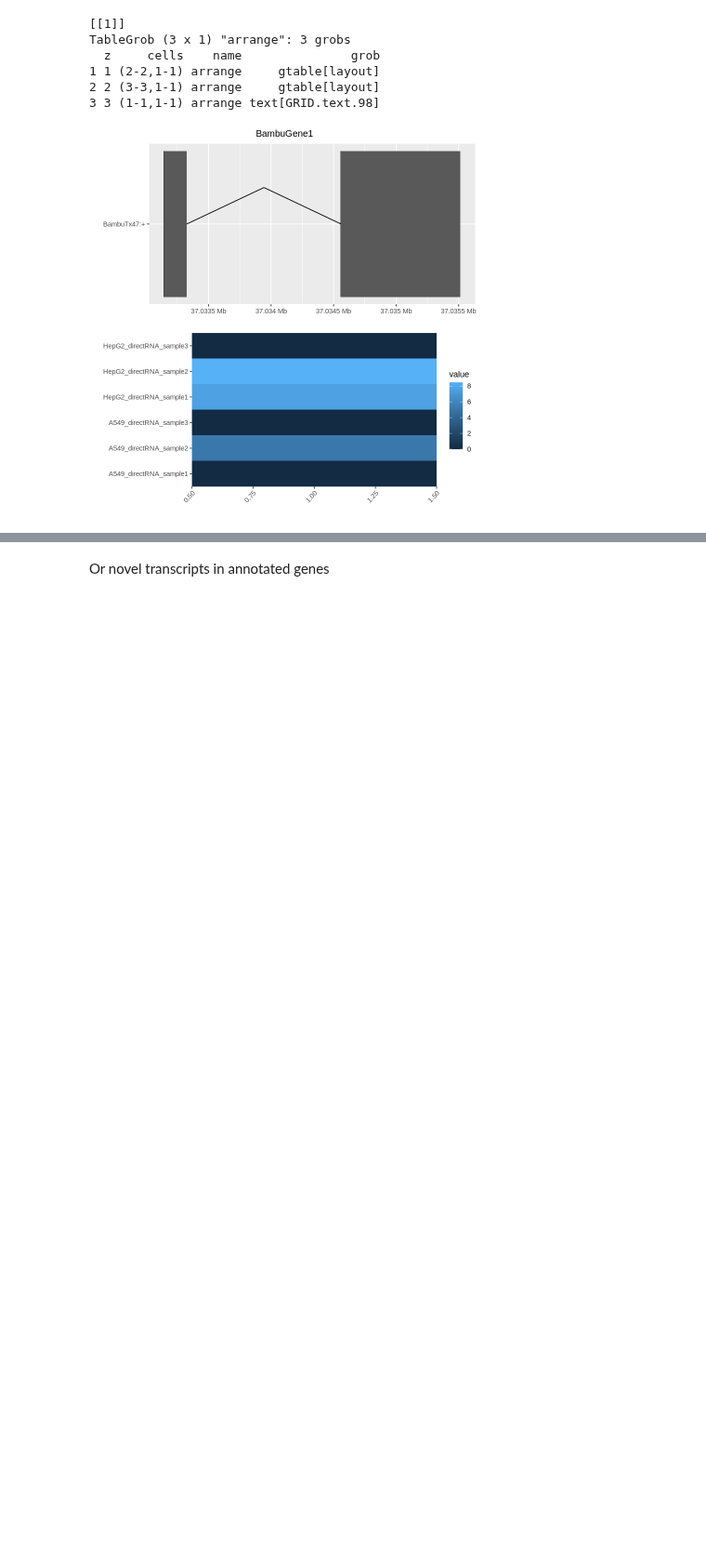
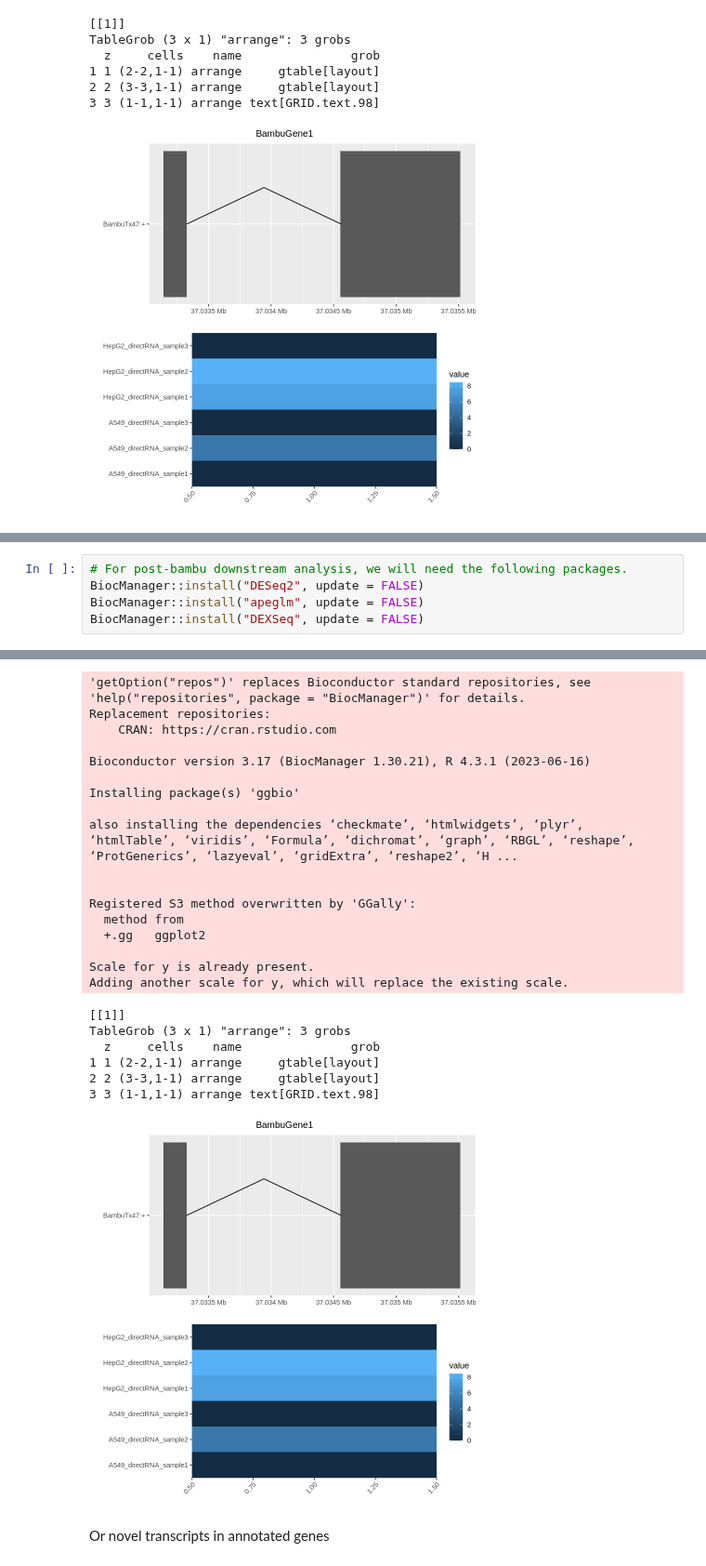
Before and after one commit to GoekeLab/sg-nex-data, a Jupyter notebook: docs/colab/SG_NEx_Bambu_tutorial_notebook.ipynb, the cells around one changed output, grey strips where cells are left out. Shown at 93% size. Drawn from its saved outputs; the diff is of its cells as text; blank space fills up the shorter version.

Commit message:
update google colab file for bambu tutorial

```diff
--- a/docs/colab/SG_NEx_Bambu_tutorial_notebook.ipynb
+++ b/docs/colab/SG_NEx_Bambu_tutorial_notebook.ipynb
@@ -509,0 +483,6 @@ TableGrob (3 x 1) "arrange": 3 grobs
+# %%
+# For post-bambu downstream analysis, we will need the following packages.
+BiocManager::install("DESeq2", update = FALSE)
+BiocManager::install("apeglm", update = FALSE)
+BiocManager::install("DEXSeq", update = FALSE)
+# %% [output]
@@ -510,3 +502,28 @@ TableGrob (3 x 1) "arrange": 3 grobs
+'getOption("repos")' replaces Bioconductor standard repositories, see
+'help("repositories", package = "BiocManager")' for details.
+Replacement repositories:
+    CRAN: https://cran.rstudio.com
+
+Bioconductor version 3.17 (BiocManager 1.30.21), R 4.3.1 (2023-06-16)
+
+Installing package(s) 'ggbio'
+
+also installing the dependencies ‘checkmate’, ‘htmlwidgets’, ‘plyr’, ‘htmlTable’, ‘viridis’, ‘Formula’, ‘dichromat’, ‘graph’, ‘RBGL’, ‘reshape’, ‘ProtGenerics’, ‘lazyeval’, ‘gridExtra’, ‘reshape2’, ‘H ...
+
+
+Registered S3 method overwritten by 'GGally':
+  method from
+  +.gg   ggplot2
+
+Scale for y is already present.
+Adding another scale for y, which will replace the existing scale.
+[[1]]
+TableGrob (3 x 1) "arrange": 3 grobs
+  z     cells    name               grob
+1 1 (2-2,1-1) arrange     gtable[layout]
+2 2 (3-3,1-1) arrange     gtable[layout]
+3 3 (1-1,1-1) arrange text[GRID.text.98]
+[figure, added]
 # %% [markdown]
 Or novel transcripts in annotated genes
 # %%
```
Also changed, not shown: parts of 23 cells of this notebook.
